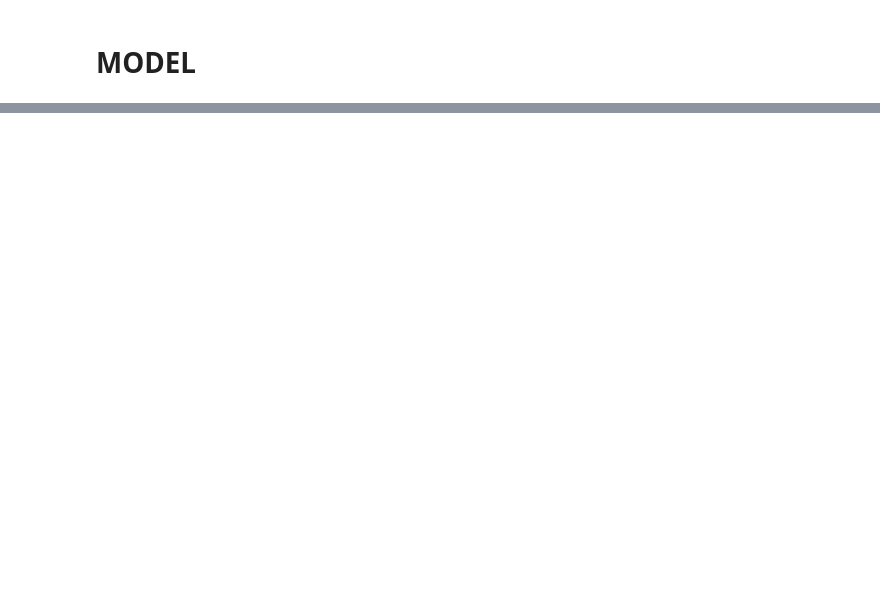
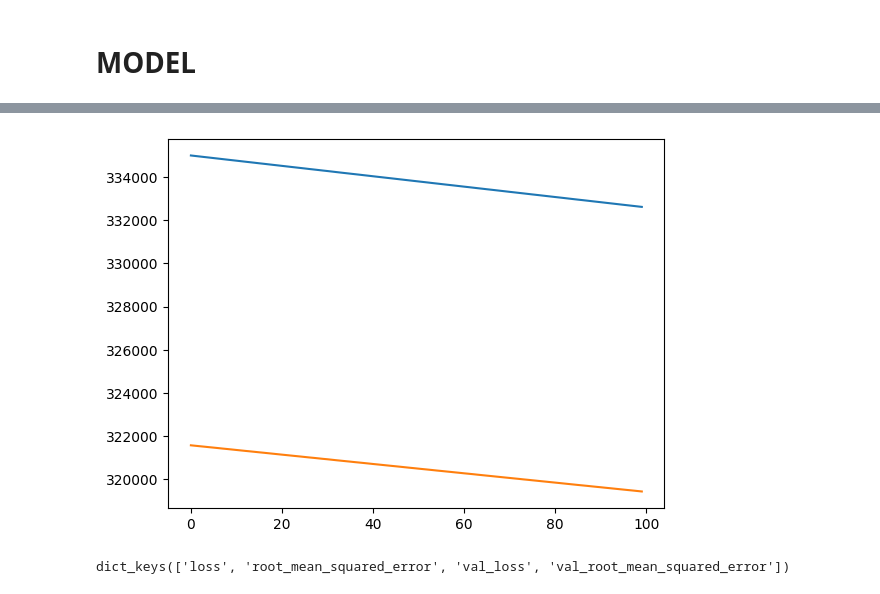
Before and after one commit to Venchislav/Neural-Networks, a Jupyter notebook: CV/Second_hand_car_price.ipynb, the cells around one changed output, grey strips where cells are left out. Cells and saved outputs as stored; diff of their text form; code cells hidden in the pictures; blank space fills up the shorter version.

```diff
--- a/CV/Second_hand_car_price.ipynb
+++ b/CV/Second_hand_car_price.ipynb
@@ -168,0 +267,9 @@ tf.Tensor(
+# %%
+plt.plot(history.history['root_mean_squared_error']);
+plt.plot(history.history['val_root_mean_squared_error']);
+# %% [output]
+[figure, added]
+# %%
+history.history.keys()
+# %% [output]
+dict_keys(['loss', 'root_mean_squared_error', 'val_loss', 'val_root_mean_squared_error'])
```
Also changed, not shown: parts of 33 cells of this notebook.
